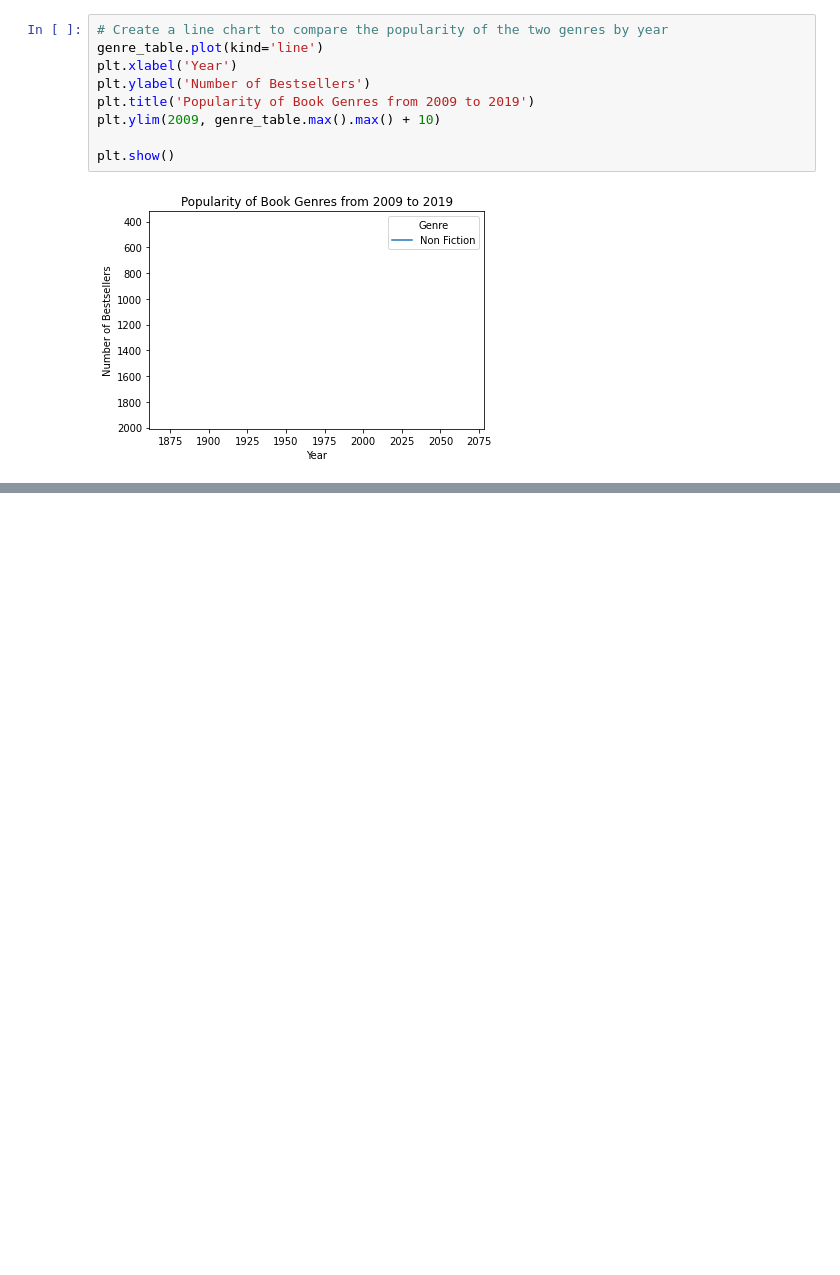
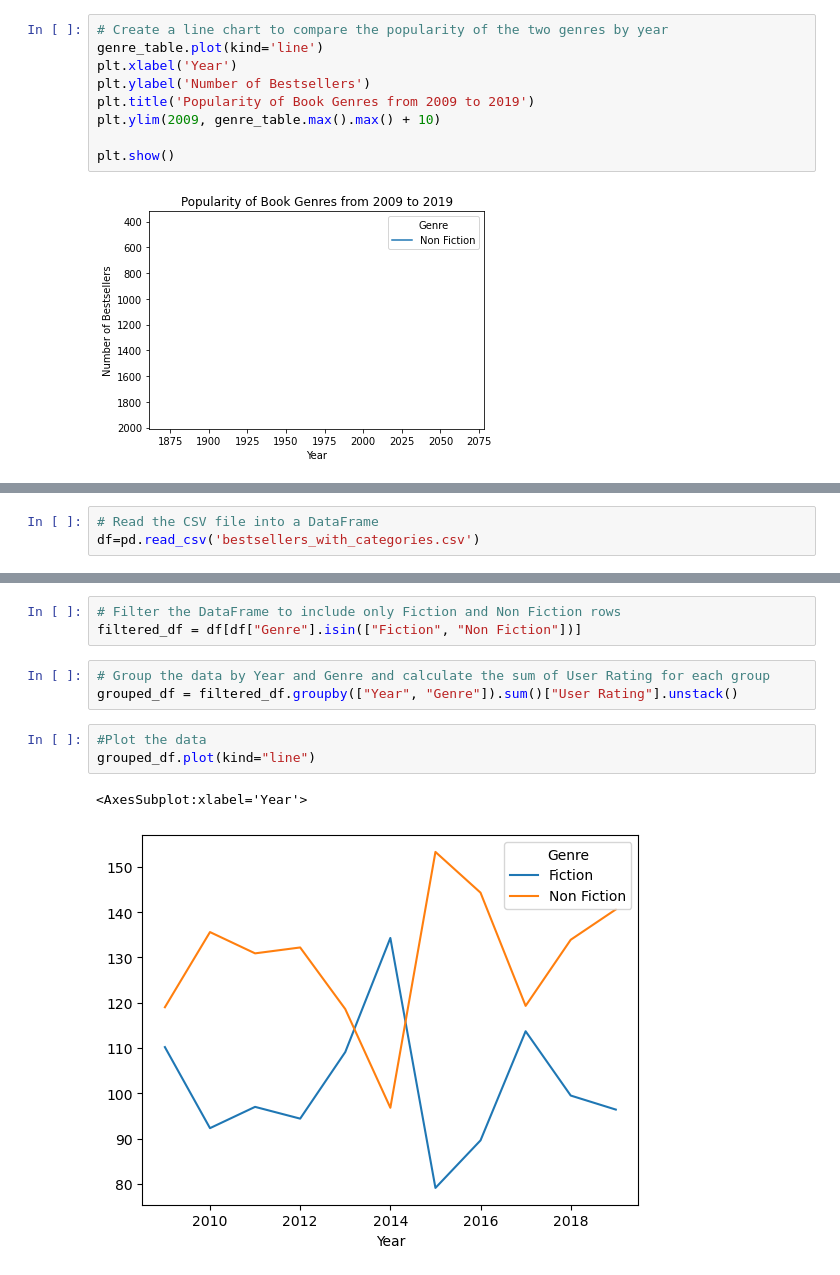
Before and after one commit to kkmimms/Amazon-Top-50-Bestselling-Books-from-2009-2019, a Jupyter notebook: Amazon-Bestsellers/Code Louisville Final Project.ipynb, the cells around one changed output, grey strips where cells are left out. Cells and saved outputs as stored; diff of their text form; blank space fills up the shorter version.

```diff
--- a/Amazon-Bestsellers/Code Louisville Final Project.ipynb
+++ b/Amazon-Bestsellers/Code Louisville Final Project.ipynb
@@ -229,0 +232,3 @@ plt.show()
+# %%
+# Read the CSV file into a DataFrame
+df=pd.read_csv('bestsellers_with_categories.csv')
@@ -229,0 +243,12 @@ plt.show()
+# %%
+# Filter the DataFrame to include only Fiction and Non Fiction rows
+filtered_df = df[df["Genre"].isin(["Fiction", "Non Fiction"])]
+# %%
+# Group the data by Year and Genre and calculate the sum of User Rating for each group
+grouped_df = filtered_df.groupby(["Year", "Genre"]).sum()["User Rating"].unstack()
+# %%
+#Plot the data
+grouped_df.plot(kind="line")
+# %% [output]
+<AxesSubplot:xlabel='Year'>
+[figure, added]
```
Also changed, not shown: parts of 5 cells of this notebook.
